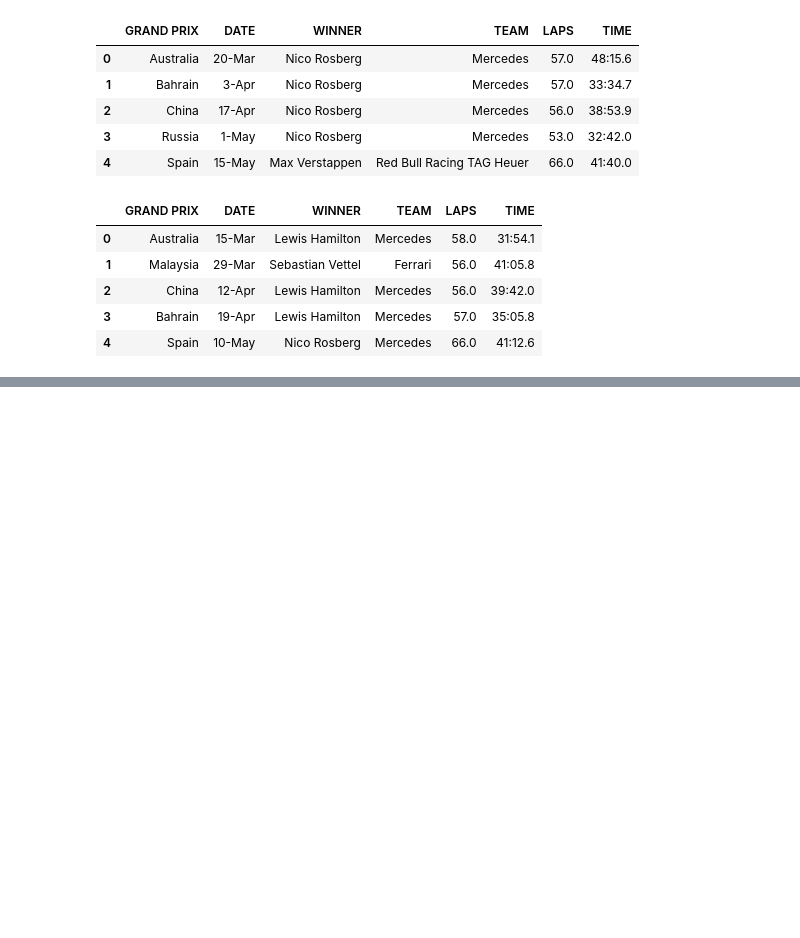
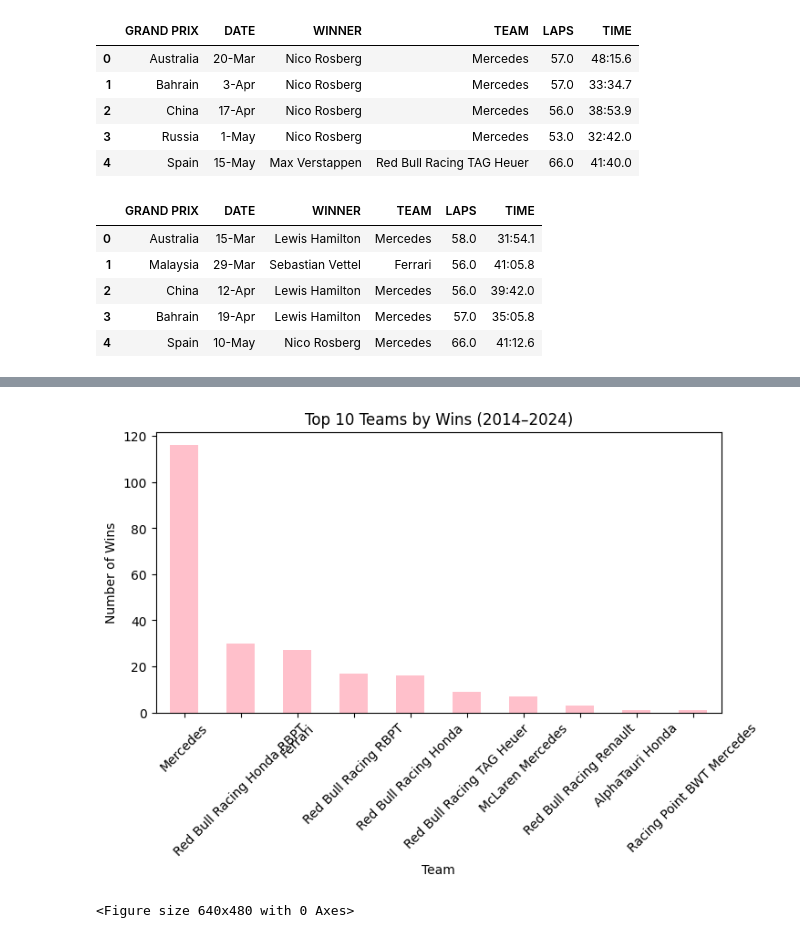
Before and after one commit to ishita2816/formula1-data-analysis, a Jupyter notebook: notebooks/01_data_collection.ipynb.ipynb, the cells around one changed output, grey strips where cells are left out. Drawn from its saved outputs; the diff is of its cells as text; code cells hidden in the pictures; blank space fills up the shorter version.

```diff
--- a/notebooks/01_data_collection.ipynb.ipynb
+++ b/notebooks/01_data_collection.ipynb.ipynb
@@ -133,0 +196,4 @@ results_2015.head()
+# %%
+# Count wins per team
+team_wins = all_data["TEAM"].value_counts().head(10)
+print(team_wins)
@@ -133,0 +213,11 @@ results_2015.head()
+# %%
+#plotting wins of each team
+team_wins.plot(kind='bar', figsize=(8,4), color='pink', title='Top 10 Teams by Wins (2014–2024)')
+plt.xlabel("Team")
+plt.ylabel("Number of Wins")
+plt.xticks(rotation=45)
+plt.show()
+plt.savefig("../visuals/top_teams.png", bbox_inches='tight')
+# %% [output]
+[figure, added]
+<Figure size 640x480 with 0 Axes>
```
Also changed, not shown: parts of 20 cells of this notebook, 11 other files.
